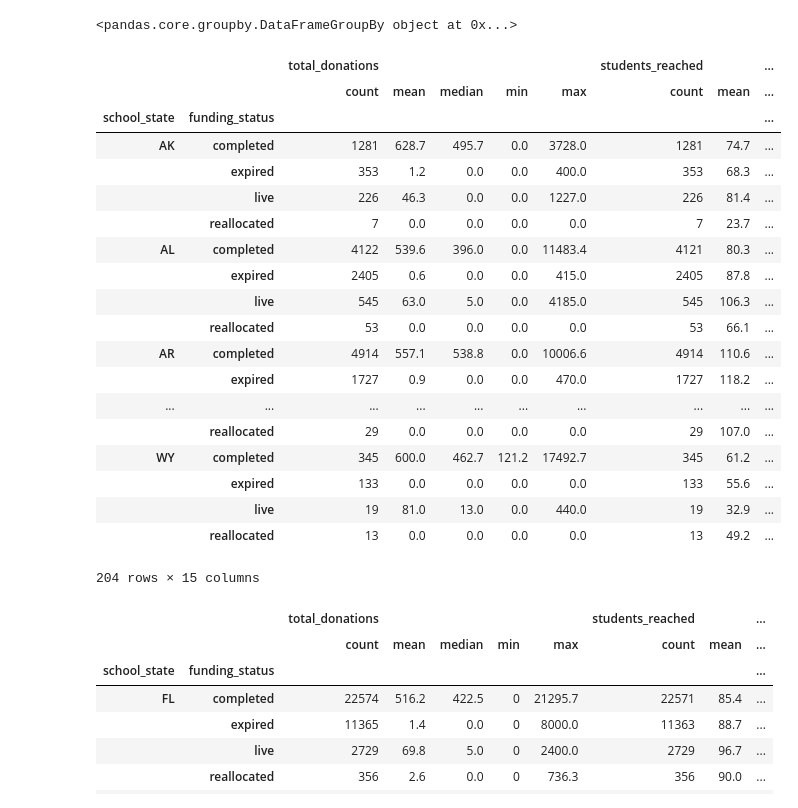
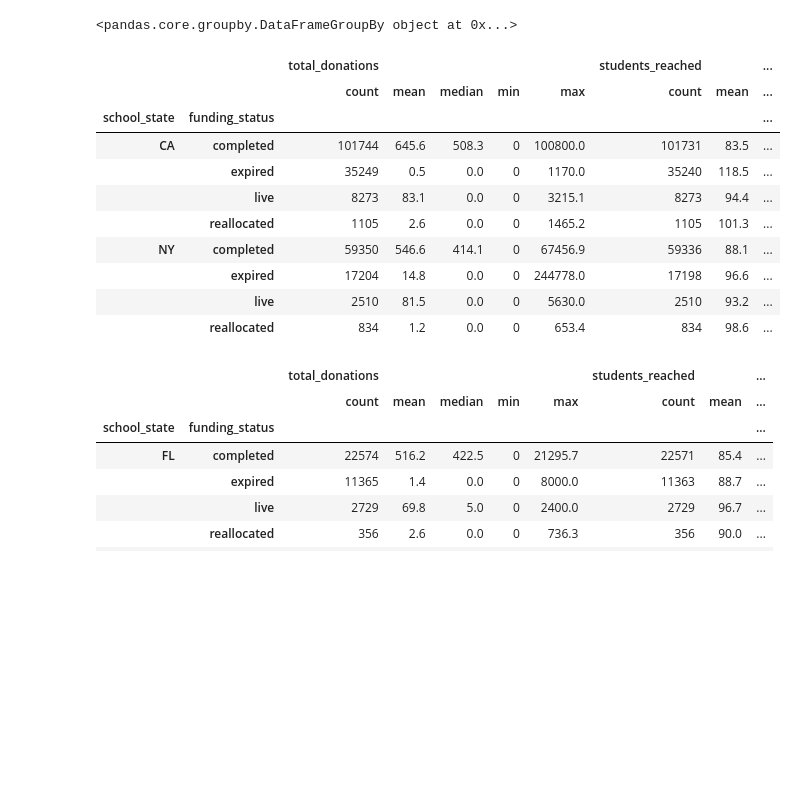
Before and after one commit to DKAllgeier/DAT_SF_11, a Jupyter notebook: labs/lab_02/lab2-exercise-donors-choose-starter-DKA.ipynb, the cells around one changed output. Saved outputs shown, nothing was run; the diff lists cells and outputs as text; code cells hidden in the pictures; blank space fills up the shorter version.

```diff
--- a/labs/lab_02/lab2-exercise-donors-choose-starter-DKA.ipynb
+++ b/labs/lab_02/lab2-exercise-donors-choose-starter-DKA.ipynb
@@ -98,28 +98,19 @@ group_state
 # %%
 # Compare total_donations, students_reached, num_donars for CA and NY on the projects
 
-projects.groupby(['school_state','funding_status'])['total_donations','students_reached','num_donors'].agg(['count',\
+projects[(projects.school_state=='NY')|(projects.school_state=='CA')].groupby(['school_state','funding_status'])['total_donations','students_reached','num_donors'].agg(['count',\
 'mean','median','min','max'])
 # %% [output]
 |  |  | total_donations |  |  |  |  | students_reached |  | ... |
 |  |  | count | mean | median | min | max | count | mean | ... |
 | school_state | funding_status |  |  |  |  |  |  |  | ... |
-| AK | completed | 1281 | 628.7 | 495.7 | 0.0 | 3728.0 | 1281 | 74.7 | ... |
-|  | expired | 353 | 1.2 | 0.0 | 0.0 | 400.0 | 353 | 68.3 | ... |
-|  | live | 226 | 46.3 | 0.0 | 0.0 | 1227.0 | 226 | 81.4 | ... |
-|  | reallocated | 7 | 0.0 | 0.0 | 0.0 | 0.0 | 7 | 23.7 | ... |
-| AL | completed | 4122 | 539.6 | 396.0 | 0.0 | 11483.4 | 4121 | 80.3 | ... |
-|  | expired | 2405 | 0.6 | 0.0 | 0.0 | 415.0 | 2405 | 87.8 | ... |
-|  | live | 545 | 63.0 | 5.0 | 0.0 | 4185.0 | 545 | 106.3 | ... |
-|  | reallocated | 53 | 0.0 | 0.0 | 0.0 | 0.0 | 53 | 66.1 | ... |
-| AR | completed | 4914 | 557.1 | 538.8 | 0.0 | 10006.6 | 4914 | 110.6 | ... |
-|  | expired | 1727 | 0.9 | 0.0 | 0.0 | 470.0 | 1727 | 118.2 | ... |
-| ... | ... | ... | ... | ... | ... | ... | ... | ... | ... |
-|  | reallocated | 29 | 0.0 | 0.0 | 0.0 | 0.0 | 29 | 107.0 | ... |
-| WY | completed | 345 | 600.0 | 462.7 | 121.2 | 17492.7 | 345 | 61.2 | ... |
-|  | expired | 133 | 0.0 | 0.0 | 0.0 | 0.0 | 133 | 55.6 | ... |
-|  | live | 19 | 81.0 | 13.0 | 0.0 | 440.0 | 19 | 32.9 | ... |
-|  | reallocated | 13 | 0.0 | 0.0 | 0.0 | 0.0 | 13 | 49.2 | ... |
+| CA | completed | 101744 | 645.6 | 508.3 | 0 | 100800.0 | 101731 | 83.5 | ... |
+|  | expired | 35249 | 0.5 | 0.0 | 0 | 1170.0 | 35240 | 118.5 | ... |
+|  | live | 8273 | 83.1 | 0.0 | 0 | 3215.1 | 8273 | 94.4 | ... |
+|  | reallocated | 1105 | 2.6 | 0.0 | 0 | 1465.2 | 1105 | 101.3 | ... |
+| NY | completed | 59350 | 546.6 | 414.1 | 0 | 67456.9 | 59336 | 88.1 | ... |
+|  | expired | 17204 | 14.8 | 0.0 | 0 | 244778.0 | 17198 | 96.6 | ... |
+|  | live | 2510 | 81.5 | 0.0 | 0 | 5630.0 | 2510 | 93.2 | ... |
+|  | reallocated | 834 | 1.2 | 0.0 | 0 | 653.4 | 834 | 98.6 | ... |
-204 rows × 15 columns
 # %%
 # Now, Do the same for TX and FL
```
Also changed, not shown: parts of 4 cells of this notebook, 1 other file.
